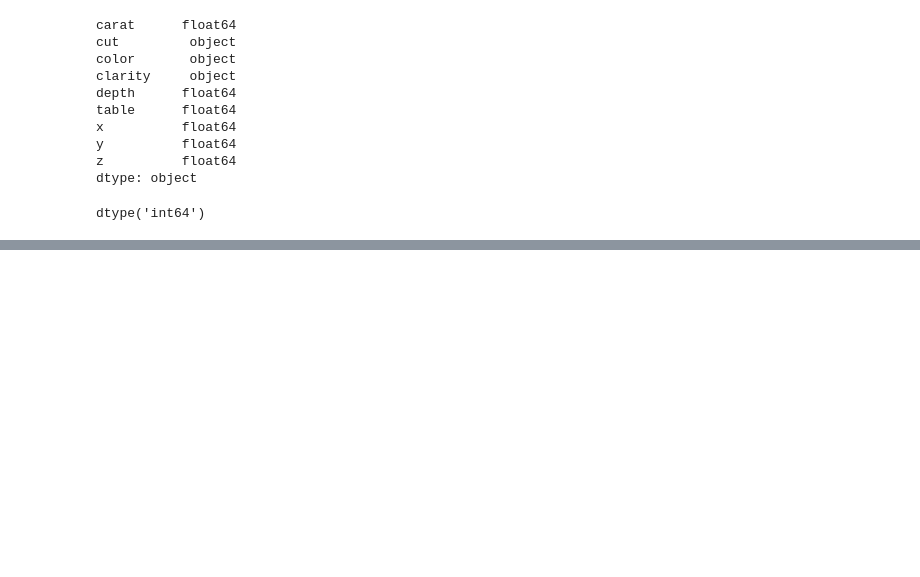
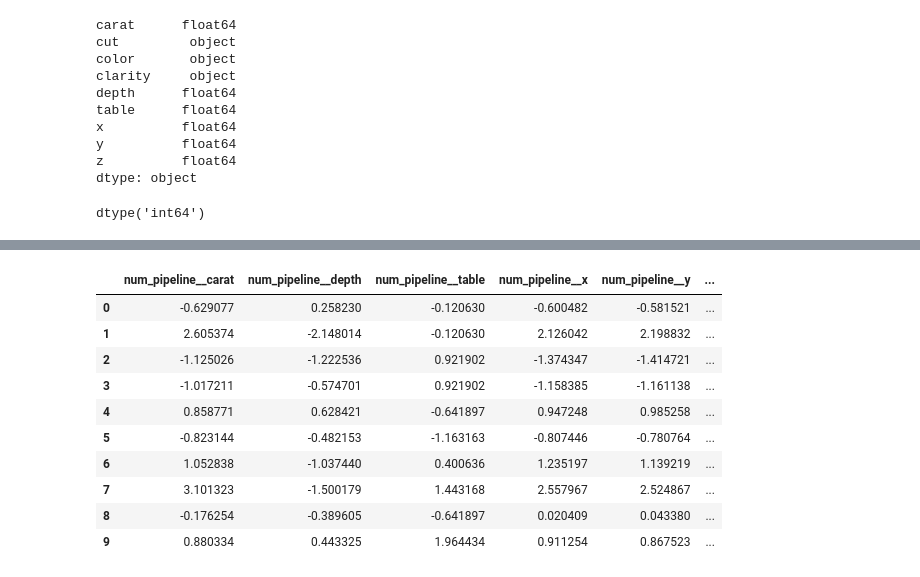
Before and after one commit to 1av22/ML-Ops-First-Project, a Jupyter notebook: experiments/experiment.ipynb, the cells around one changed output, grey strips where cells are left out. Drawn from its saved outputs; the diff is of its cells as text; code cells hidden in the pictures; blank space fills up the shorter version.

```diff
--- a/experiments/experiment.ipynb
+++ b/experiments/experiment.ipynb
@@ -215,0 +301,14 @@ cat_pipeline = Pipeline(
+# %%
+X_test.head(10)
+# %% [output]
+|  | num_pipeline__carat | num_pipeline__depth | num_pipeline__table | num_pipeline__x | num_pipeline__y | ... |
+| 0 | -0.629077 | 0.258230 | -0.120630 | -0.600482 | -0.581521 | ... |
+| 1 | 2.605374 | -2.148014 | -0.120630 | 2.126042 | 2.198832 | ... |
+| 2 | -1.125026 | -1.222536 | 0.921902 | -1.374347 | -1.414721 | ... |
+| 3 | -1.017211 | -0.574701 | 0.921902 | -1.158385 | -1.161138 | ... |
+| 4 | 0.858771 | 0.628421 | -0.641897 | 0.947248 | 0.985258 | ... |
+| 5 | -0.823144 | -0.482153 | -1.163163 | -0.807446 | -0.780764 | ... |
+| 6 | 1.052838 | -1.037440 | 0.400636 | 1.235197 | 1.139219 | ... |
+| 7 | 3.101323 | -1.500179 | 1.443168 | 2.557967 | 2.524867 | ... |
+| 8 | -0.176254 | -0.389605 | -0.641897 | 0.020409 | 0.043380 | ... |
+| 9 | 0.880334 | 0.443325 | 1.964434 | 0.911254 | 0.867523 | ... |
```
Also changed, not shown: parts of 17 cells of this notebook.
